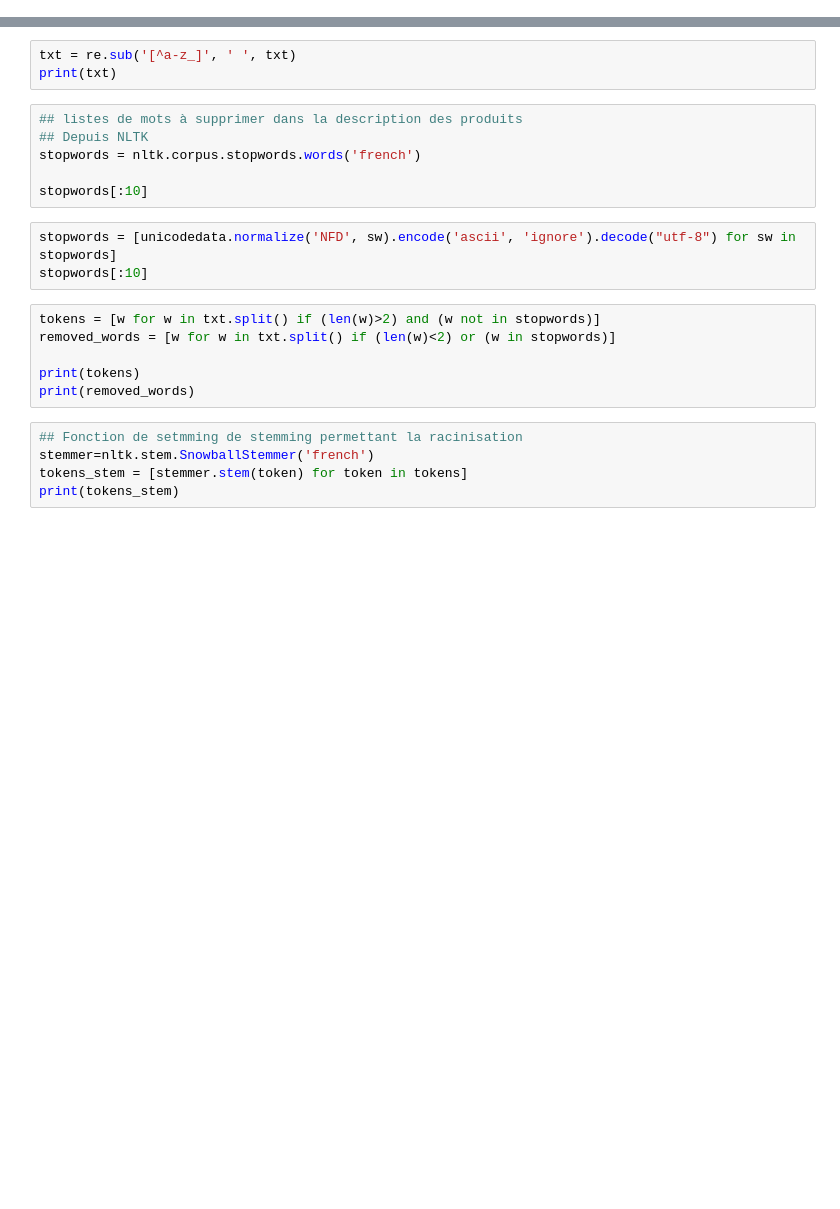
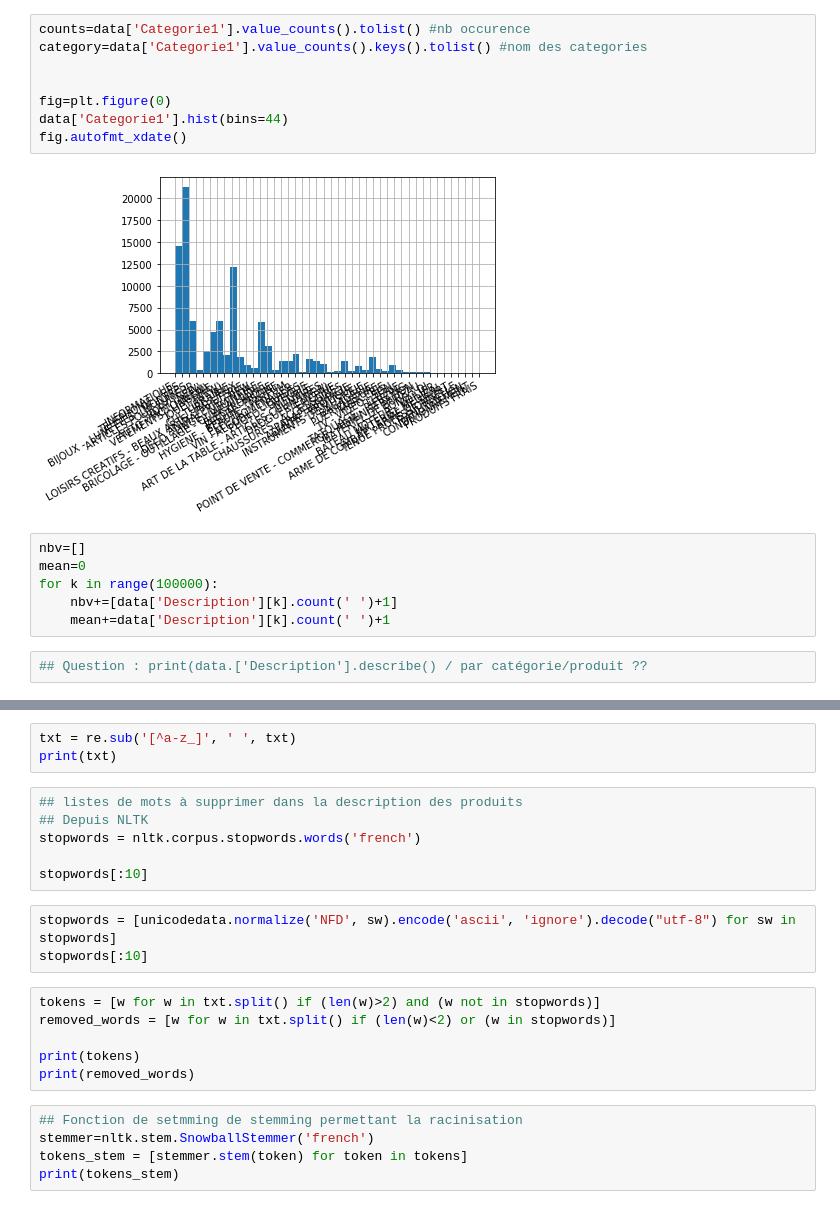
Before and after one commit to bguillouet/2020_4A_TEXTE, a Jupyter notebook: DataPreprocess.ipynb, the cells around one changed output, grey strips where cells are left out. Drawn from its saved outputs; the diff is of its cells as text; blank space fills up the shorter version.

```diff
--- a/DataPreprocess.ipynb
+++ b/DataPreprocess.ipynb
@@ -20,0 +64,18 @@ data
+# %%
+counts=data['Categorie1'].value_counts().tolist() #nb occurence
+category=data['Categorie1'].value_counts().keys().tolist() #nom des categories
+
+
+fig=plt.figure(0)
+data['Categorie1'].hist(bins=44)
+fig.autofmt_xdate()
+# %% [output]
+[figure, added]
+# %%
+nbv=[]
+mean=0
+for k in range(100000):
+    nbv+=[data['Description'][k].count(' ')+1]
+    mean+=data['Description'][k].count(' ')+1
+# %%
+## Question : print(data.['Description'].describe() / par catégorie/produit ??
```
Also changed, not shown: parts of 12 cells of this notebook.
